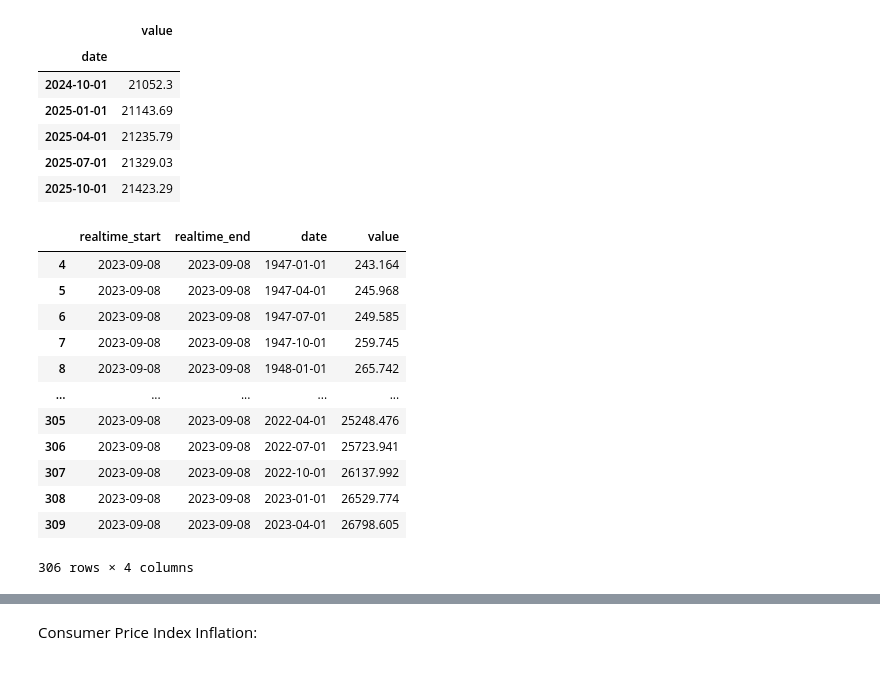
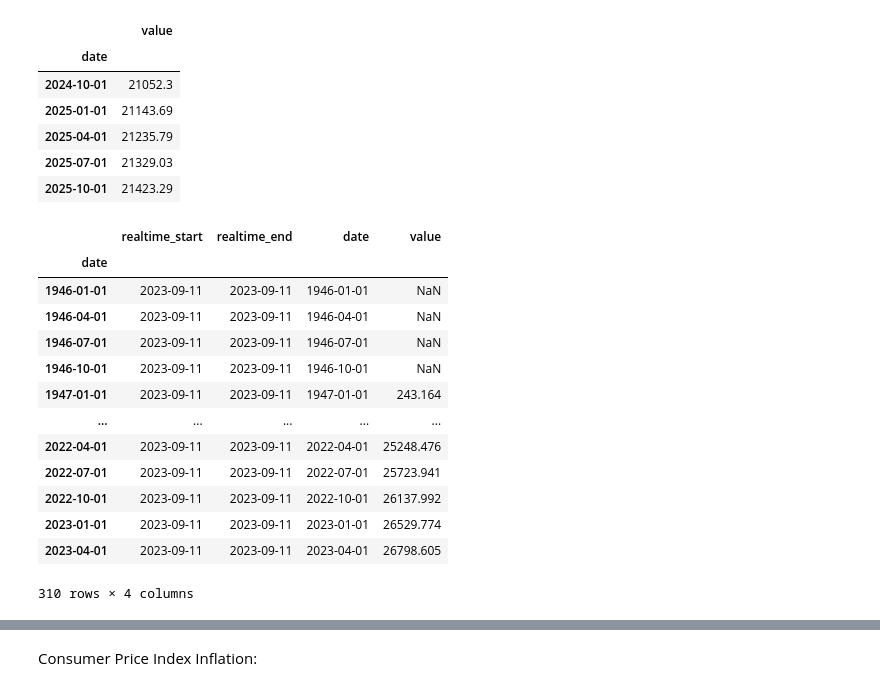
Before and after one commit to DanielGroneberg/Federal-Reserve-Interest-Rates-Forecast, a Jupyter notebook: code/01-Data-Collection.ipynb, the cells around one changed output, grey strips where cells are left out. Drawn from its saved outputs; the diff is of its cells as text; code cells hidden in the pictures.

```diff
--- a/code/01-Data-Collection.ipynb
+++ b/code/01-Data-Collection.ipynb
@@ -222,19 +222,23 @@ gdppot_subset.tail()
 | 2025-07-01 | 21329.03 |
 | 2025-10-01 | 21423.29 |
 # %%
-test = fred.get_series_df('GDP')
-test[test['value'] != '.']
+GDP = fred.get_series_df('GDP')
+GDP.set_index(GDP['date'], inplace = True)
+GDP.index = pd.to_datetime(GDP.index)
+GDP['value'] = [float(v) if v != '.' else np.nan for v in GDP['value']]
+GDP
 # %% [output]
 |  | realtime_start | realtime_end | date | value |
-| 4 | 2023-09-08 | 2023-09-08 | 1947-01-01 | 243.164 |
-| 5 | 2023-09-08 | 2023-09-08 | 1947-04-01 | 245.968 |
-| 6 | 2023-09-08 | 2023-09-08 | 1947-07-01 | 249.585 |
-| 7 | 2023-09-08 | 2023-09-08 | 1947-10-01 | 259.745 |
-| 8 | 2023-09-08 | 2023-09-08 | 1948-01-01 | 265.742 |
+| date |  |  |  |  |
+| 1946-01-01 | 2023-09-11 | 2023-09-11 | 1946-01-01 | NaN |
+| 1946-04-01 | 2023-09-11 | 2023-09-11 | 1946-04-01 | NaN |
+| 1946-07-01 | 2023-09-11 | 2023-09-11 | 1946-07-01 | NaN |
+| 1946-10-01 | 2023-09-11 | 2023-09-11 | 1946-10-01 | NaN |
+| 1947-01-01 | 2023-09-11 | 2023-09-11 | 1947-01-01 | 243.164 |
 | ... | ... | ... | ... | ... |
-| 305 | 2023-09-08 | 2023-09-08 | 2022-04-01 | 25248.476 |
-| 306 | 2023-09-08 | 2023-09-08 | 2022-07-01 | 25723.941 |
-| 307 | 2023-09-08 | 2023-09-08 | 2022-10-01 | 26137.992 |
-| 308 | 2023-09-08 | 2023-09-08 | 2023-01-01 | 26529.774 |
-| 309 | 2023-09-08 | 2023-09-08 | 2023-04-01 | 26798.605 |
+| 2022-04-01 | 2023-09-11 | 2023-09-11 | 2022-04-01 | 25248.476 |
+| 2022-07-01 | 2023-09-11 | 2023-09-11 | 2022-07-01 | 25723.941 |
+| 2022-10-01 | 2023-09-11 | 2023-09-11 | 2022-10-01 | 26137.992 |
+| 2023-01-01 | 2023-09-11 | 2023-09-11 | 2023-01-01 | 26529.774 |
+| 2023-04-01 | 2023-09-11 | 2023-09-11 | 2023-04-01 | 26798.605 |
-306 rows × 4 columns
+310 rows × 4 columns
```
Also changed, not shown: parts of 46 cells of this notebook, 2 other files.
